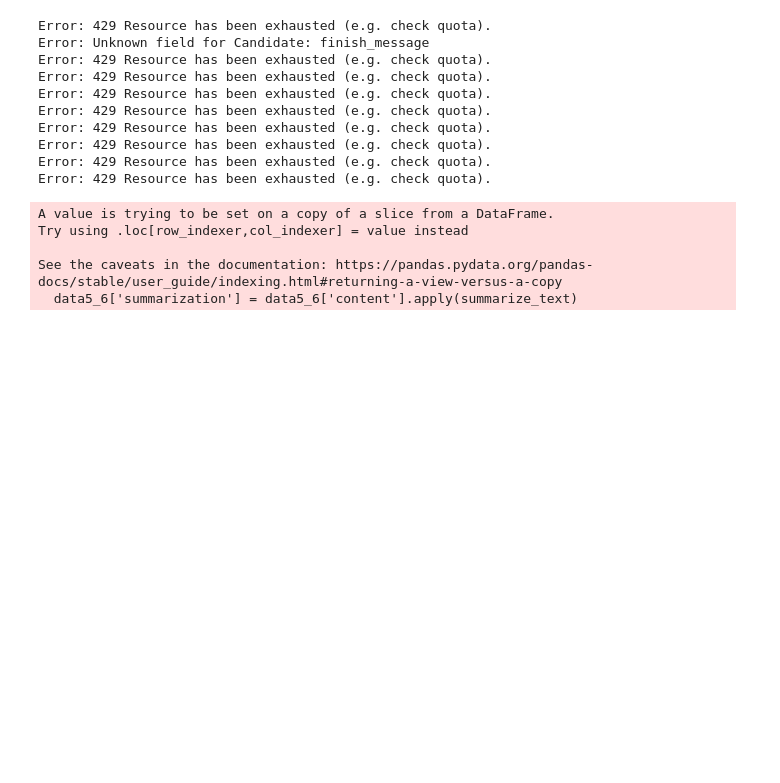
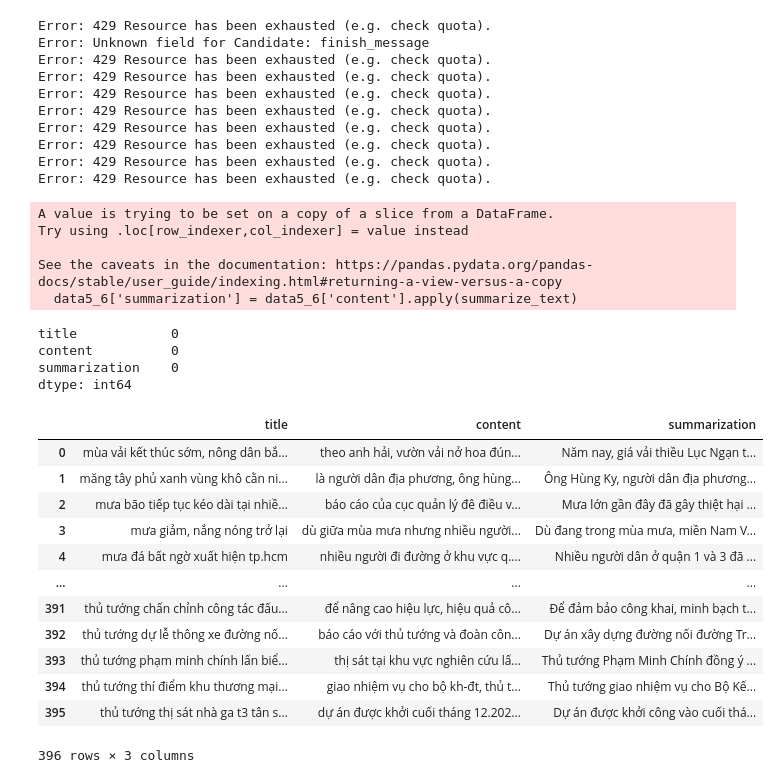
Before and after one commit to dpgdz/group_3-VieFinancialTextSum, a Jupyter notebook: api_summarize.ipynb, the cells around one changed output. Drawn from its saved outputs; the diff is of its cells as text; code cells hidden in the pictures; blank space fills up the shorter version.

```diff
--- a/api_summarize.ipynb
+++ b/api_summarize.ipynb
@@ -268,0 +281,24 @@ data5_6.to_csv('summarized_data/data5_6.csv')
+# %%
+data5_5 = pd.read_csv('summarized_data/data5_5.csv')
+data5_5.isnull().sum()
+# %% [output]
+title            0
+content          0
+summarization    0
+dtype: int64
+# %%
+data5_5
+# %% [output]
+|  | title | content | summarization |
+| 0 | mùa vải kết thúc sớm, nông dân bắ... | theo anh hải, vườn vải nở hoa đún... | Năm nay, giá vải thiều Lục Ngạn t... |
+| 1 | măng tây phủ xanh vùng khô cằn ni... | là người dân địa phương, ông hùng... | Ông Hùng Ky, người dân địa phương... |
+| 2 | mưa bão tiếp tục kéo dài tại nhiề... | báo cáo của cục quản lý đê điều v... | Mưa lớn gần đây đã gây thiệt hại ... |
+| 3 | mưa giảm, nắng nóng trở lại | dù giữa mùa mưa nhưng nhiều người... | Dù đang trong mùa mưa, miền Nam V... |
+| 4 | mưa đá bất ngờ xuất hiện tp.hcm | nhiều người đi đường ở khu vực q.... | Nhiều người dân ở quận 1 và 3 đã ... |
+| ... | ... | ... | ... |
+| 391 | thủ tướng chấn chỉnh công tác đấu... | để nâng cao hiệu lực, hiệu quả cô... | Để đảm bảo công khai, minh bạch t... |
+| 392 | thủ tướng dự lễ thông xe đường nố... | báo cáo với thủ tướng và đoàn côn... | Dự án xây dựng đường nối đường Tr... |
+| 393 | thủ tướng phạm minh chính lấn biể... | thị sát tại khu vực nghiên cứu lấ... | Thủ tướng Phạm Minh Chính đồng ý ... |
+| 394 | thủ tướng thí điểm khu thương mại... | giao nhiệm vụ cho bộ kh-đt, thủ t... | Thủ tướng giao nhiệm vụ cho Bộ Kế... |
+| 395 | thủ tướng thị sát nhà ga t3 tân s... | dự án được khởi cuối tháng 12.202... | Dự án được khởi công vào cuối thá... |
+396 rows × 3 columns
```
Also changed, not shown: parts of 2 cells of this notebook, 25 other files.
